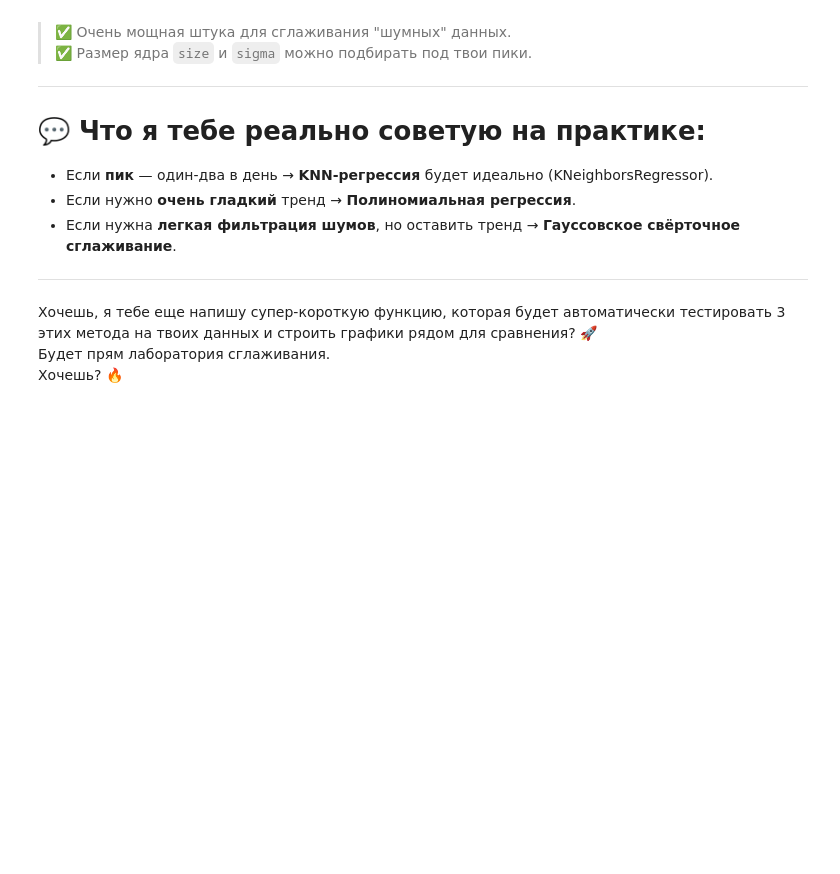
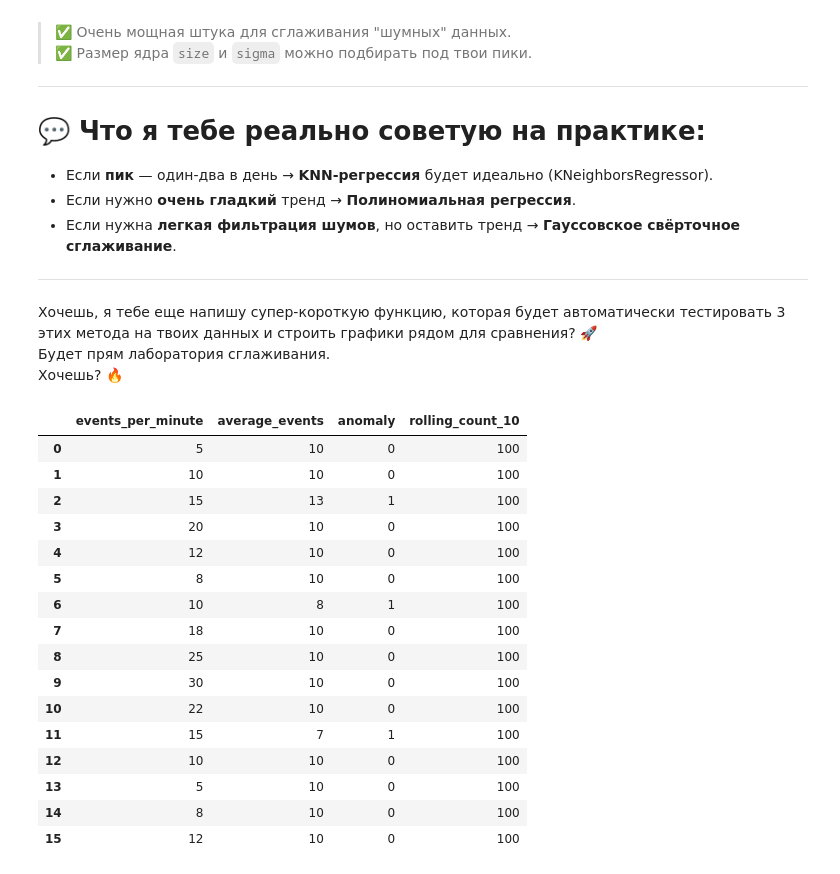
Before and after one commit to Sammik87/Miscellaneous, a Jupyter notebook: Анализ_событий_CA.ipynb, the cells around one changed output. Cells and saved outputs as stored; diff of their text form; code cells hidden in the pictures; blank space fills up the shorter version.

```diff
--- a/Анализ_событий_CA.ipynb
+++ b/Анализ_событий_CA.ipynb
@@ -2599,0 +2641,28 @@ plt.show()
+# %%
+# Пример использования:
+data = {
+    'events_per_minute': [5, 10, 15, 20, 12, 8, 10, 18, 25, 30, 22, 15, 10, 5, 8, 12],
+    'average_events': [10, 10, 13, 10, 10, 10, 8, 10, 10, 10, 10, 7, 10, 10, 10, 10],
+    'anomaly': [0, 0, 1, 0, 0, 0, 1, 0, 0, 0, 0, 1, 0, 0, 0, 0],
+    'rolling_count_10': [100, 100, 100, 100, 100, 100, 100, 100, 100, 100, 100, 100, 100, 100, 100, 100] #Начальные значения
+}
+df = pd.DataFrame(data)
+df
+# %% [output]
+|  | events_per_minute | average_events | anomaly | rolling_count_10 |
+| 0 | 5 | 10 | 0 | 100 |
+| 1 | 10 | 10 | 0 | 100 |
+| 2 | 15 | 13 | 1 | 100 |
+| 3 | 20 | 10 | 0 | 100 |
+| 4 | 12 | 10 | 0 | 100 |
+| 5 | 8 | 10 | 0 | 100 |
+| 6 | 10 | 8 | 1 | 100 |
+| 7 | 18 | 10 | 0 | 100 |
+| 8 | 25 | 10 | 0 | 100 |
+| 9 | 30 | 10 | 0 | 100 |
+| 10 | 22 | 10 | 0 | 100 |
+| 11 | 15 | 7 | 1 | 100 |
+| 12 | 10 | 10 | 0 | 100 |
+| 13 | 5 | 10 | 0 | 100 |
+| 14 | 8 | 10 | 0 | 100 |
+| 15 | 12 | 10 | 0 | 100 |
```
Also changed, not shown: parts of 11 cells of this notebook.
